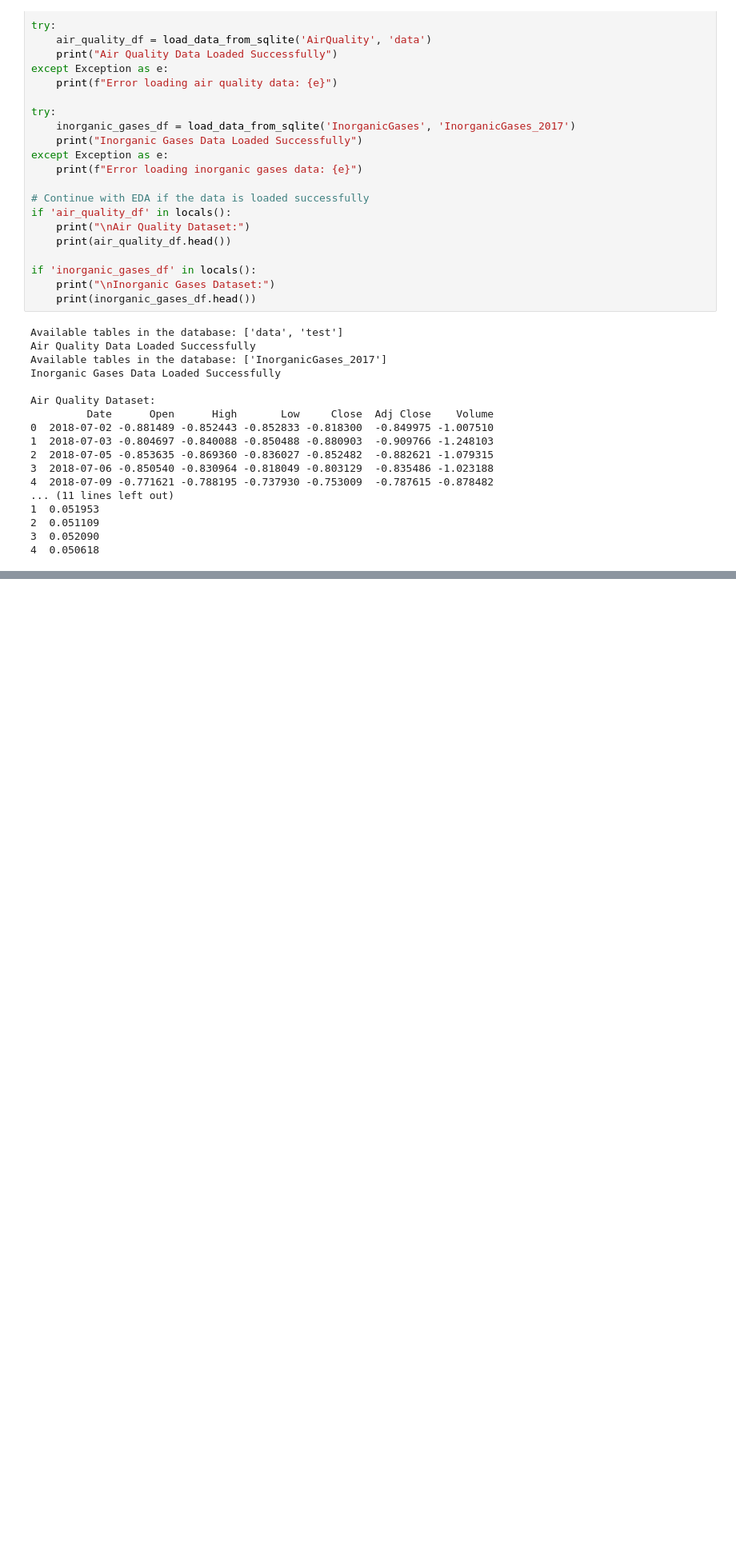
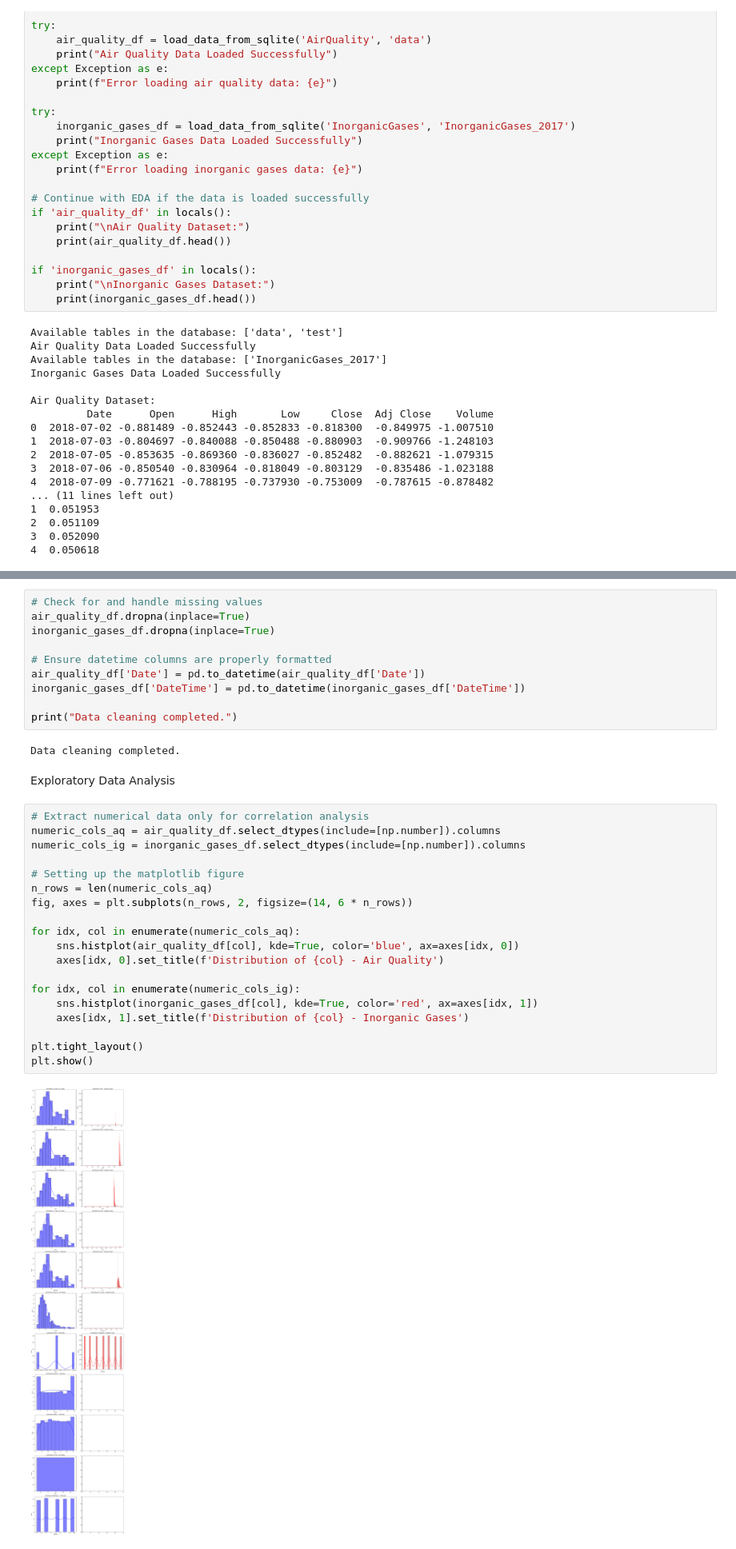
Before and after one commit to shadikhamsehh/made-template, a Jupyter notebook: project/data_analysis.ipynb, the cells around one changed output, grey strips where cells are left out. Shown: that part at 80% size. Cells and saved outputs as stored; diff of their text form; blank space fills up the shorter version.

```diff
--- a/project/data_analysis.ipynb
+++ b/project/data_analysis.ipynb
@@ -131,0 +70,35 @@ dtype: int64
+# %%
+# Check for and handle missing values
+air_quality_df.dropna(inplace=True)
+inorganic_gases_df.dropna(inplace=True)
+
+# Ensure datetime columns are properly formatted
+air_quality_df['Date'] = pd.to_datetime(air_quality_df['Date'])
+inorganic_gases_df['DateTime'] = pd.to_datetime(inorganic_gases_df['DateTime'])
+
+print("Data cleaning completed.")
+# %% [output]
+Data cleaning completed.
+# %% [markdown]
+Exploratory Data Analysis
+# %%
+# Extract numerical data only for correlation analysis
+numeric_cols_aq = air_quality_df.select_dtypes(include=[np.number]).columns
+numeric_cols_ig = inorganic_gases_df.select_dtypes(include=[np.number]).columns
+
+# Setting up the matplotlib figure
+n_rows = len(numeric_cols_aq)
+fig, axes = plt.subplots(n_rows, 2, figsize=(14, 6 * n_rows))
+
+for idx, col in enumerate(numeric_cols_aq):
+    sns.histplot(air_quality_df[col], kde=True, color='blue', ax=axes[idx, 0])
+    axes[idx, 0].set_title(f'Distribution of {col} - Air Quality')
+
+for idx, col in enumerate(numeric_cols_ig):
+    sns.histplot(inorganic_gases_df[col], kde=True, color='red', ax=axes[idx, 1])
+    axes[idx, 1].set_title(f'Distribution of {col} - Inorganic Gases')
+
+plt.tight_layout()
+plt.show()
+# %% [output]
+[figure, added]
```
Also changed, not shown: parts of 12 cells of this notebook, 4 other files.
